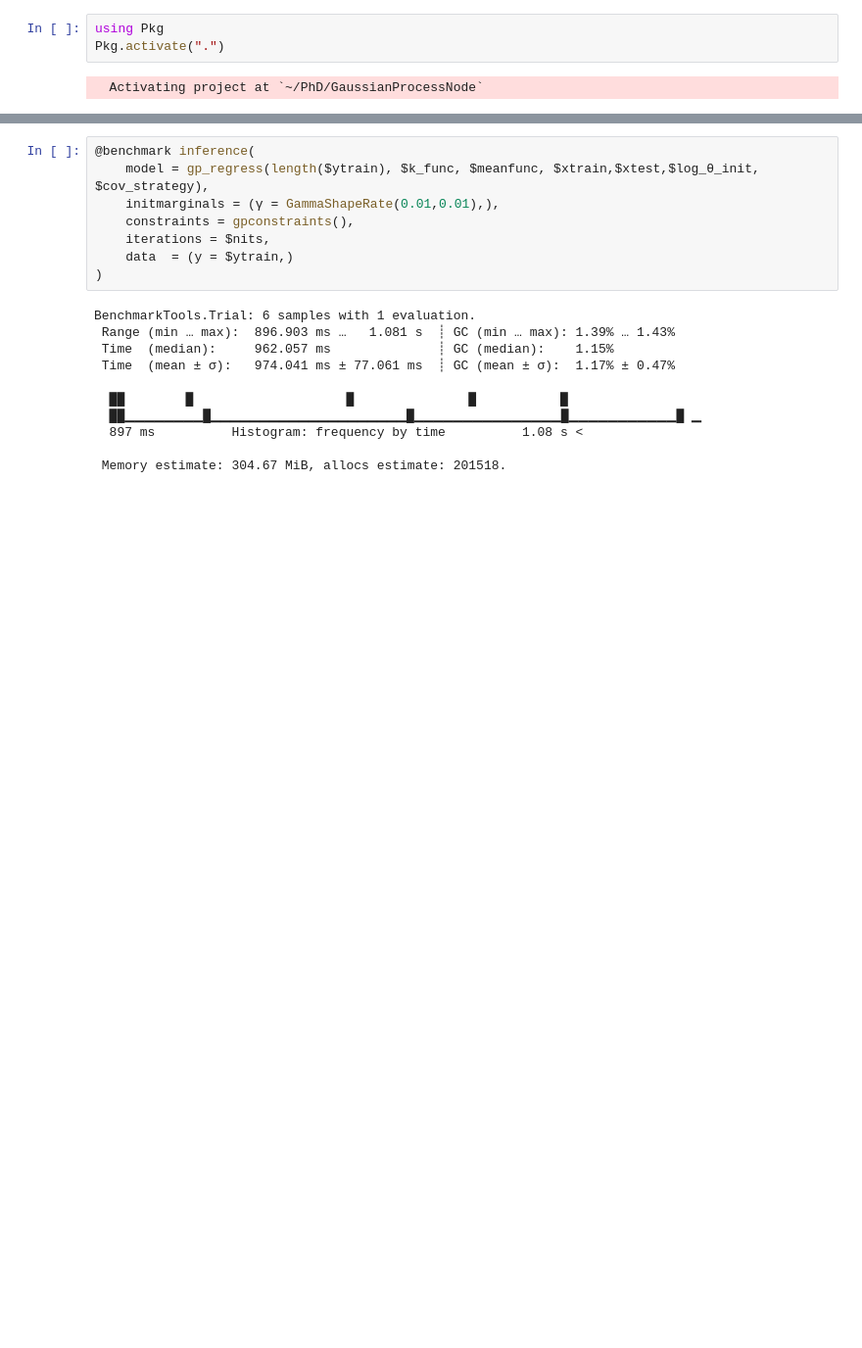
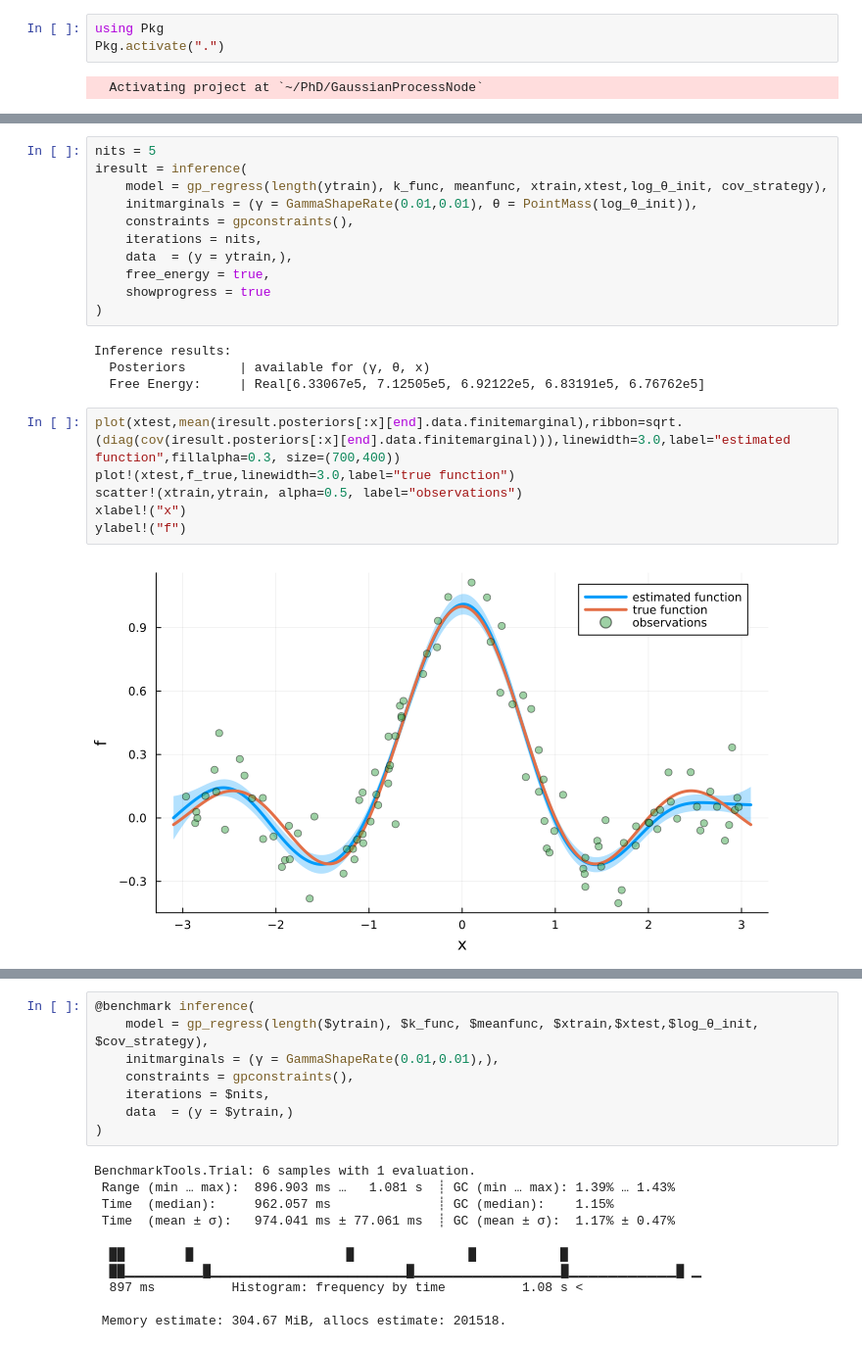
Before and after one commit to biaslab/GaussianProcessNode, a Jupyter notebook: regression_fullcov.ipynb, the cells around one changed output, grey strips where cells are left out. Shown at 98% size. Drawn from its saved outputs; the diff is of its cells as text; blank space fills up the shorter version.

```diff
--- a/regression_fullcov.ipynb
+++ b/regression_fullcov.ipynb
@@ -97,0 +146,23 @@ plot(log.(iresult.free_energy),linewidth=3.0,label="free-energy")
+# %%
+nits = 5
+iresult = inference(
+    model = gp_regress(length(ytrain), k_func, meanfunc, xtrain,xtest,log_θ_init, cov_strategy),
+    initmarginals = (γ = GammaShapeRate(0.01,0.01), θ = PointMass(log_θ_init)),
+    constraints = gpconstraints(),
+    iterations = nits,
+    data  = (y = ytrain,),
+    free_energy = true,
+    showprogress = true
+)
+# %% [output]
+Inference results:
+  Posteriors       | available for (γ, θ, x)
+  Free Energy:     | Real[6.33067e5, 7.12505e5, 6.92122e5, 6.83191e5, 6.76762e5]
+# %%
+plot(xtest,mean(iresult.posteriors[:x][end].data.finitemarginal),ribbon=sqrt.(diag(cov(iresult.posteriors[:x][end].data.finitemarginal))),linewidth=3.0,label="estimated function",fillalpha=0.3, size=(700,400))
+plot!(xtest,f_true,linewidth=3.0,label="true function")
+scatter!(xtrain,ytrain, alpha=0.5, label="observations")
+xlabel!("x")
+ylabel!("f")
+# %% [output]
+[figure, added]
```
Also changed, not shown: parts of 17 cells of this notebook, 3 other files.
